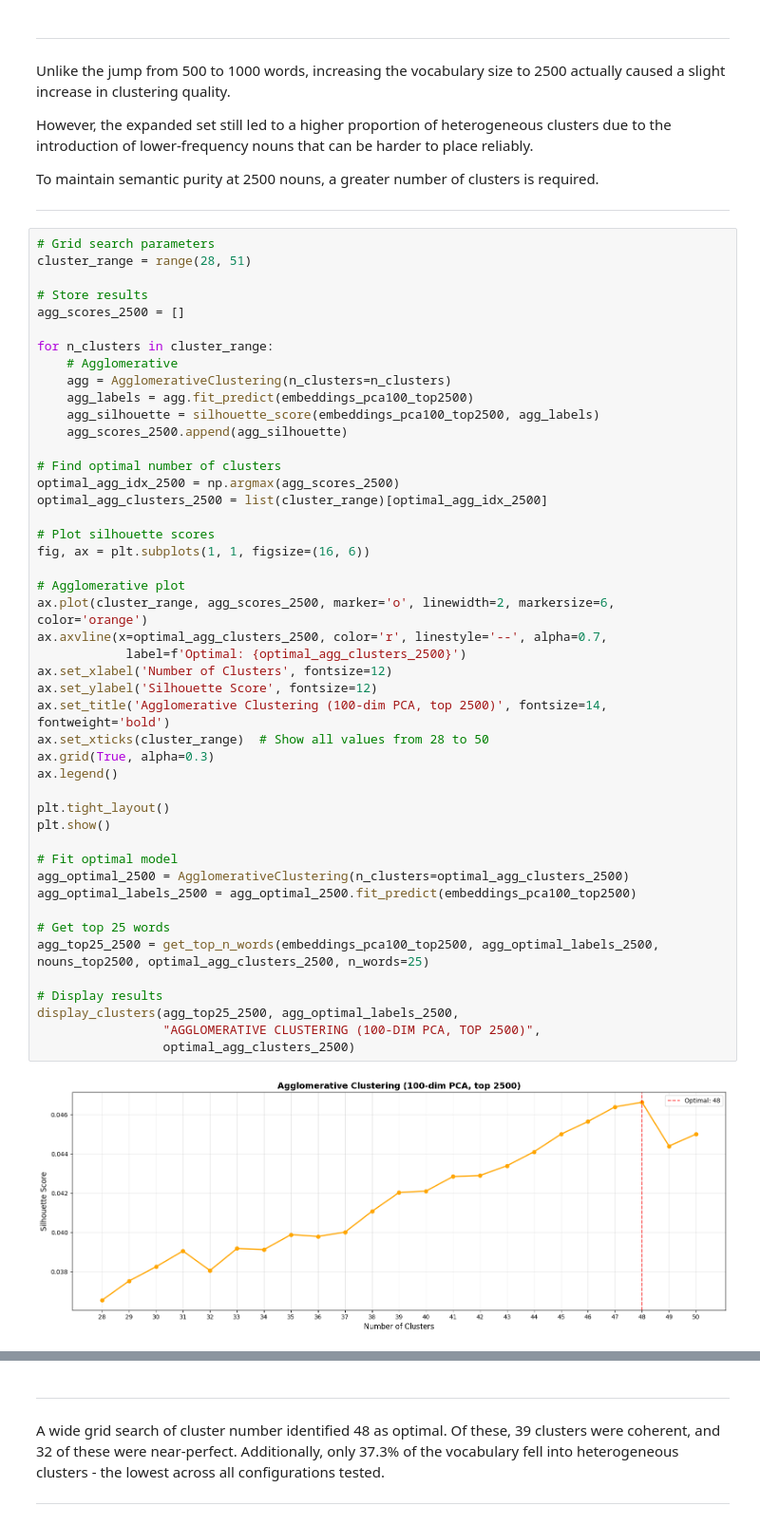
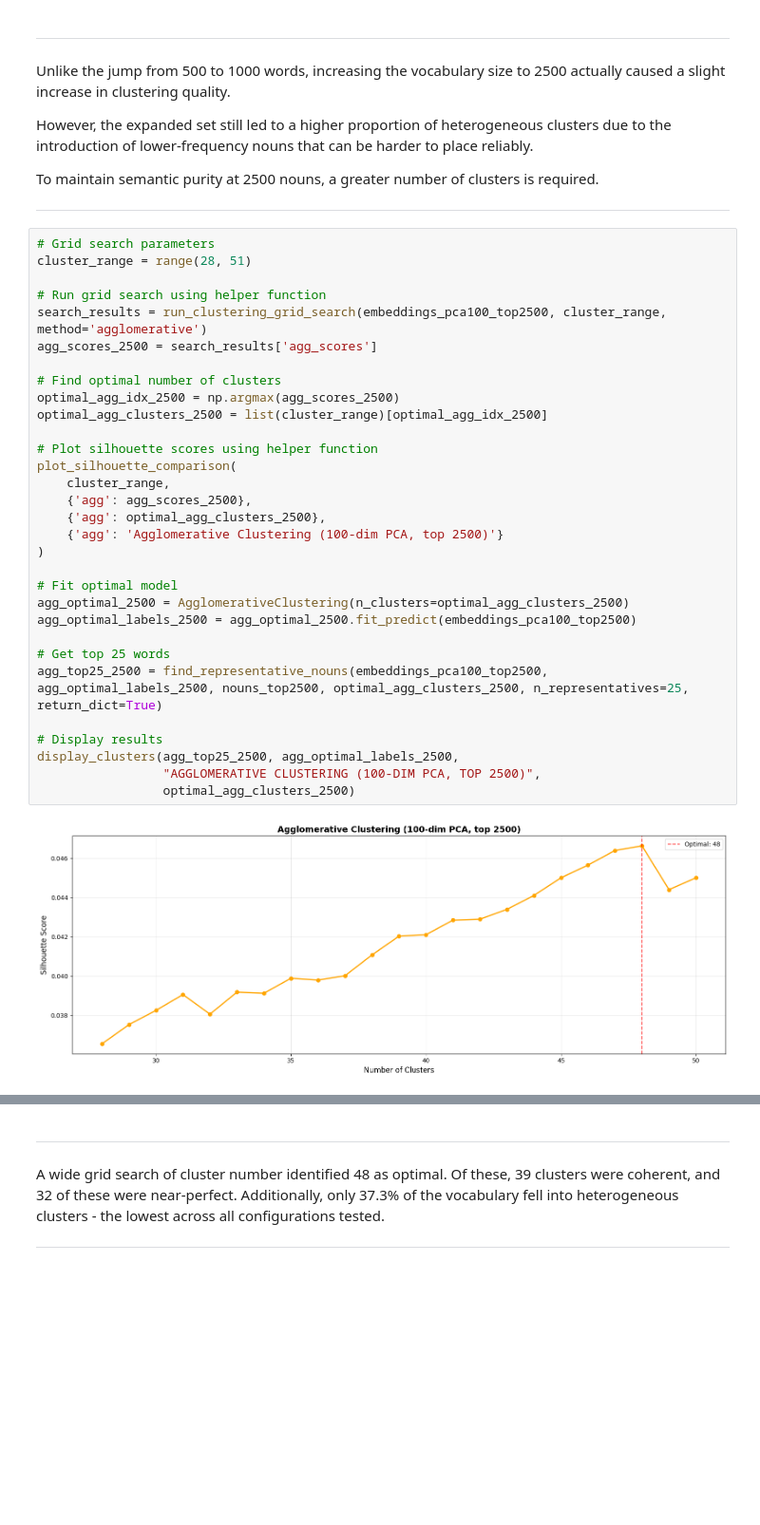
Before and after one commit to chmcbs/chinese-noun-embeddings, a Jupyter notebook: noun_clustering.ipynb, the cells around one changed output, grey strips where cells are left out. Shown at 95% size. Drawn from its saved outputs; the diff is of its cells as text; blank space fills up the shorter version.

Commit message:
refactor: consolidate clustering logic into reusable helper functions

```diff
--- a/noun_clustering.ipynb
+++ b/noun_clustering.ipynb
@@ -1197,51 +1204,36 @@ To maintain semantic purity at 2500 nouns, a greater number of clusters is requi
 # %%
 # Grid search parameters
 cluster_range = range(28, 51)
 
-# Store results
-agg_scores_2500 = []
-
-for n_clusters in cluster_range:
-    # Agglomerative
-    agg = AgglomerativeClustering(n_clusters=n_clusters)
-    agg_labels = agg.fit_predict(embeddings_pca100_top2500)
-    agg_silhouette = silhouette_score(embeddings_pca100_top2500, agg_labels)
-    agg_scores_2500.append(agg_silhouette)
+# Run grid search using helper function
+search_results = run_clustering_grid_search(embeddings_pca100_top2500, cluster_range, method='agglomerative')
+agg_scores_2500 = search_results['agg_scores']
 
 # Find optimal number of clusters
 optimal_agg_idx_2500 = np.argmax(agg_scores_2500)
 optimal_agg_clusters_2500 = list(cluster_range)[optimal_agg_idx_2500]
 
-# Plot silhouette scores
-fig, ax = plt.subplots(1, 1, figsize=(16, 6))
-
-# Agglomerative plot
-ax.plot(cluster_range, agg_scores_2500, marker='o', linewidth=2, markersize=6, color='orange')
-ax.axvline(x=optimal_agg_clusters_2500, color='r', linestyle='--', alpha=0.7,
-            label=f'Optimal: {optimal_agg_clusters_2500}')
-ax.set_xlabel('Number of Clusters', fontsize=12)
-ax.set_ylabel('Silhouette Score', fontsize=12)
-ax.set_title('Agglomerative Clustering (100-dim PCA, top 2500)', fontsize=14, fontweight='bold')
-ax.set_xticks(cluster_range)  # Show all values from 28 to 50
-ax.grid(True, alpha=0.3)
-ax.legend()
-
-plt.tight_layout()
-plt.show()
+# Plot silhouette scores using helper function
+plot_silhouette_comparison(
+    cluster_range,
+    {'agg': agg_scores_2500},
+    {'agg': optimal_agg_clusters_2500},
+    {'agg': 'Agglomerative Clustering (100-dim PCA, top 2500)'}
+)
 
 # Fit optimal model
 agg_optimal_2500 = AgglomerativeClustering(n_clusters=optimal_agg_clusters_2500)
 agg_optimal_labels_2500 = agg_optimal_2500.fit_predict(embeddings_pca100_top2500)
 
 # Get top 25 words
-agg_top25_2500 = get_top_n_words(embeddings_pca100_top2500, agg_optimal_labels_2500, nouns_top2500, optimal_agg_clusters_2500, n_words=25)
+agg_top25_2500 = find_representative_nouns(embeddings_pca100_top2500, agg_optimal_labels_2500, nouns_top2500, optimal_agg_clusters_2500, n_representatives=25, return_dict=True)
 
 # Display results
 display_clusters(agg_top25_2500, agg_optimal_labels_2500,
                  "AGGLOMERATIVE CLUSTERING (100-DIM PCA, TOP 2500)",
                  optimal_agg_clusters_2500)
 # %% [output]
-[figure, old version]
+[figure, new version]
 ================================================================================
                 AGGLOMERATIVE CLUSTERING (100-DIM PCA, TOP 2500)
 ================================================================================
```
Also changed, not shown: parts of 12 cells of this notebook, 1 other file.
